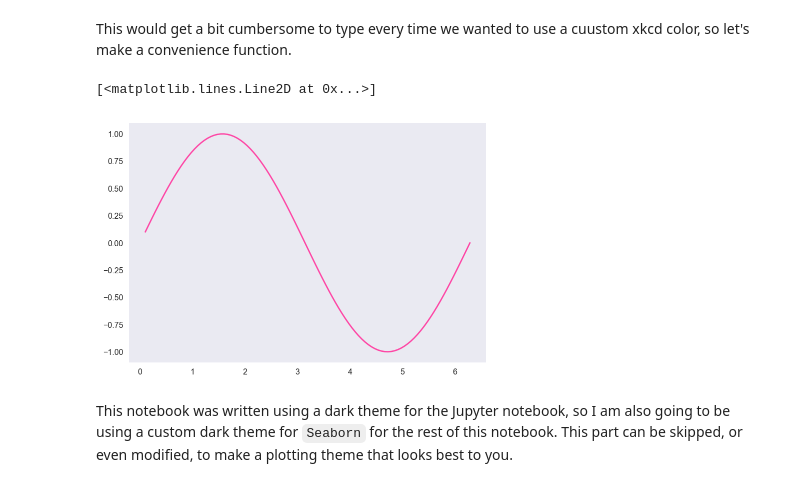
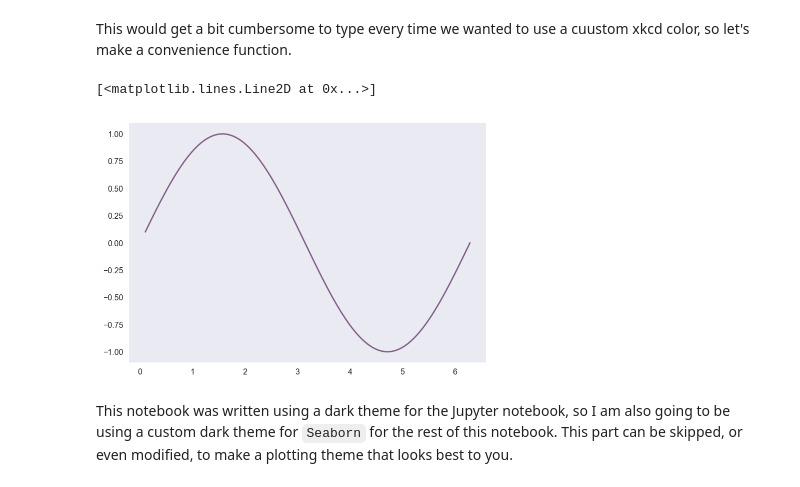
Before and after one commit to icweaver/astr110, a Jupyter notebook: orbital_trajectory/sample_notebook.ipynb, the cells around one changed output. Drawn from its saved outputs; the diff is of its cells as text; code cells hidden in the pictures.

````diff
--- a/orbital_trajectory/sample_notebook.ipynb
+++ b/orbital_trajectory/sample_notebook.ipynb
@@ -31,7 +31,7 @@ fig = plt.figure()
 This automatically adds a grid to the background, increases the figsize a bit, and adjusts the color palette. Let's try changing the theme and adjusting the color paleete.
 # %%
 sns.set_context('paper') # paper, talk, poster
-sns.set_palette('hls')
+sns.set_palette('husl')
 sns.set_style('dark')
 
 [plt.plot(x, func(x)) for func in (np.sin, np.cos, np.log)]
@@ -72,10 +74,10 @@ This would get a bit cumbersome to type every time we wanted to use a cuustom xk
 # %%
 def xkcd(color): return sns.xkcd_palette([color])[0] # convenience function
 
-plt.plot(x, np.sin(x), c=xkcd("barbie pink"))
+plt.plot(x, np.sin(x), c=xkcd("dusty purple"))
 # %% [output]
 [<matplotlib.lines.Line2D at 0x...>]
-[figure, old version]
+[figure, new version]
 # %% [markdown]
 This notebook was written using a dark theme for the Jupyter notebook, so I am also going to be using a custom dark theme for ```Seaborn``` for the rest of this notebook. This part can be skipped, or even modified, to make a plotting theme that looks best to you.
 # %%
````
Also changed, not shown: parts of 8 cells of this notebook, 2 other files.
